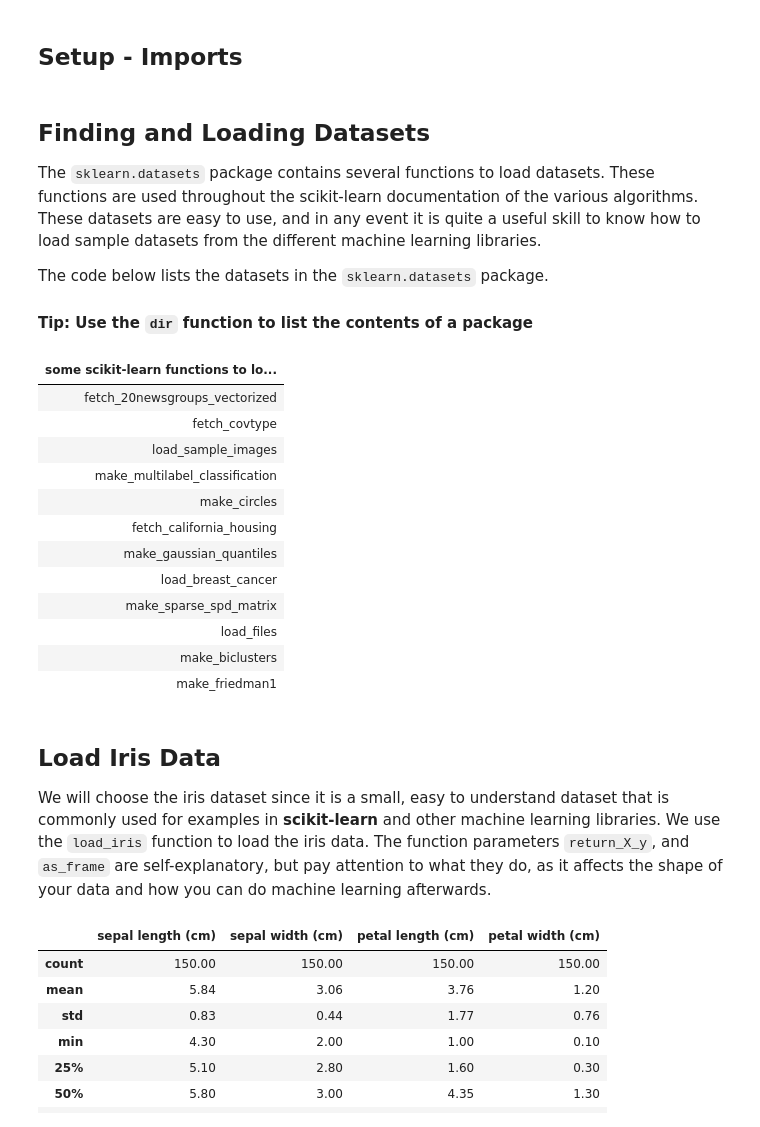
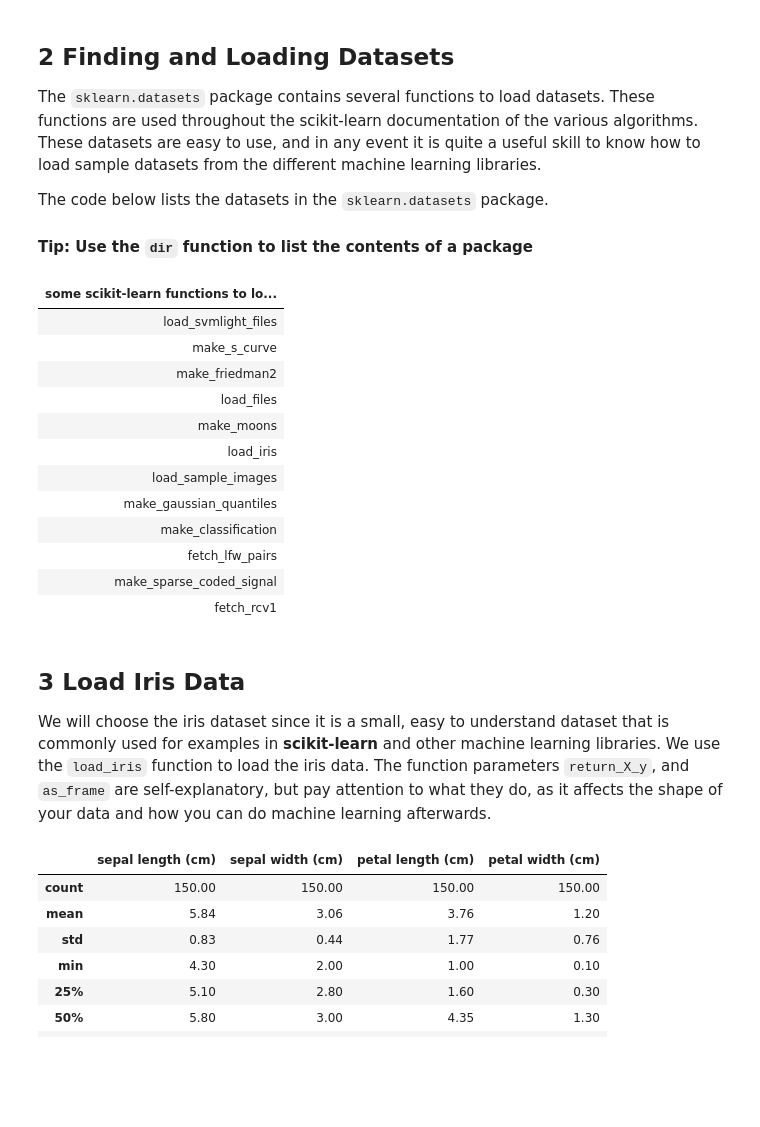
Before and after one commit to dgunning/blog, a Jupyter notebook: _notebooks/2020-09-20-notes-on-correlation.ipynb, the cells around one changed output. Drawn from its saved outputs; the diff is of its cells as text; code cells hidden in the pictures; blank space fills up the shorter version.

```diff
--- a/_notebooks/2020-09-20-notes-on-correlation.ipynb
+++ b/_notebooks/2020-09-20-notes-on-correlation.ipynb
@@ -14,5 +15,3 @@
 When starting a data science project, you will want to understand the data that you have, how they are related, and whether it would be feasible to extract patterns from the data. One measure commonly used is **correlation** - which tells you the strength of the relationship among the data.
 
 This artical looks at ways to measure data relationships, using various measures of **correlation**, and some related measures that might be better such as **predictive power score**
-# %% [markdown]
-## Setup - Imports
@@ -25,31 +18,35 @@ import re
 # %% [markdown]
-## Finding and Loading Datasets
+## 2 Finding and Loading Datasets
 The `sklearn.datasets` package contains several functions to load datasets. These functions are used throughout the scikit-learn documentation of the various algorithms. These datasets are easy to use, and in any event it is quite a useful skill to know how to load sample datasets from the different machine learning libraries.
 
 The code below lists the datasets in the `sklearn.datasets` package.
 
 #### Tip: Use the `dir` function to list the contents of a package
 # %%
+import pandas as pd
+import sklearn.datasets
+from sklearn.datasets import load_iris
+
 pd.DataFrame({'some scikit-learn functions to load data' :
-            [m for m in all_funcs if re.match('fetch|make|load', m)]
+            [m for m in dir(sklearn.datasets) if re.match('fetch|make|load', m)]
              }
             ).sample(12).style.hide_index()
 # %% [output]
 | some scikit-learn functions to lo... |
-| fetch_20newsgroups_vectorized |
-| fetch_covtype |
+| load_svmlight_files |
+| make_s_curve |
+| make_friedman2 |
+| load_files |
+| make_moons |
+| load_iris |
 | load_sample_images |
-| make_multilabel_classification |
-| make_circles |
-| fetch_california_housing |
 | make_gaussian_quantiles |
-| load_breast_cancer |
-| make_sparse_spd_matrix |
-| load_files |
-| make_biclusters |
-| make_friedman1 |
+| make_classification |
+| fetch_lfw_pairs |
+| make_sparse_coded_signal |
+| fetch_rcv1 |
 # %% [markdown]
-## Load Iris Data
+## 3 Load Iris Data
 We will choose the iris dataset since it is a small, easy to understand dataset that is commonly used for examples in **scikit-learn** and other machine learning libraries. We use the `load_iris` function to load the iris data. The function parameters `return_X_y`, and `as_frame` are self-explanatory, but pay attention to what they do, as it affects the shape of your data and how you can do machine learning afterwards.
 # %%
 X, y = load_iris(return_X_y=True, as_frame=True)
```
Also changed, not shown: parts of 14 cells of this notebook.
